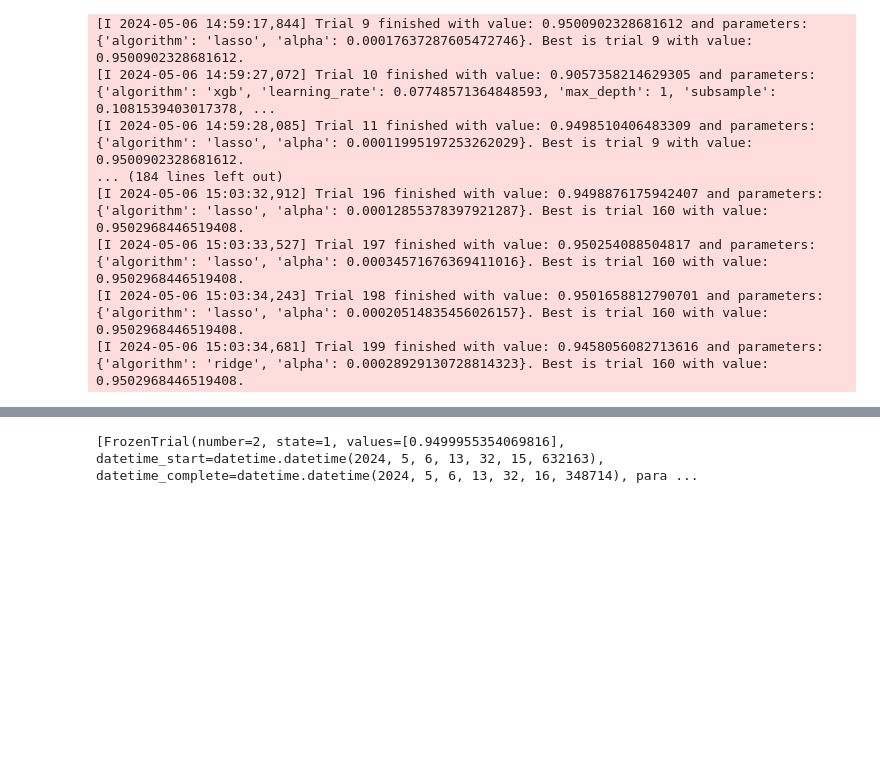
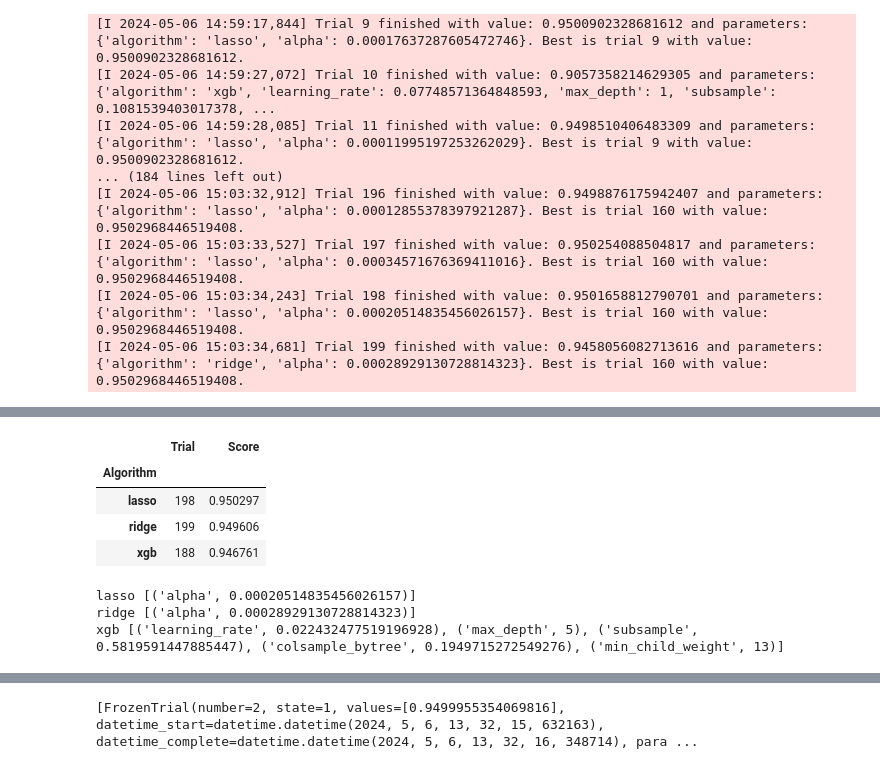
Before and after one commit to Na-ta-lie/Ames-Price-Prediction, a Jupyter notebook: Optuna_part2.ipynb, the cells around one changed output, grey strips where cells are left out. Saved outputs shown, nothing was run; the diff lists cells and outputs as text; code cells hidden in the pictures; blank space fills up the shorter version.

```diff
--- a/Optuna_part2.ipynb
+++ b/Optuna_part2.ipynb
@@ -263,0 +300,16 @@ study.best_trials
+# %%
+df_optuna.groupby('Algorithm').max('Score')
+# %% [output]
+|  | Trial | Score |
+| Algorithm |  |  |
+| lasso | 198 | 0.950297 |
+| ridge | 199 | 0.949606 |
+| xgb | 188 | 0.946761 |
+# %%
+print('lasso', df_optuna.Parameters[198])
+print('ridge', df_optuna.Parameters[199])
+print('xgb', df_optuna.Parameters[188])
+# %% [output]
+lasso [('alpha', 0.00020514835456026157)]
+ridge [('alpha', 0.00028929130728814323)]
+xgb [('learning_rate', 0.022432477519196928), ('max_depth', 5), ('subsample', 0.5819591447885447), ('colsample_bytree', 0.1949715272549276), ('min_child_weight', 13)]
```
Also changed, not shown: parts of 24 cells of this notebook, 3 other files.
